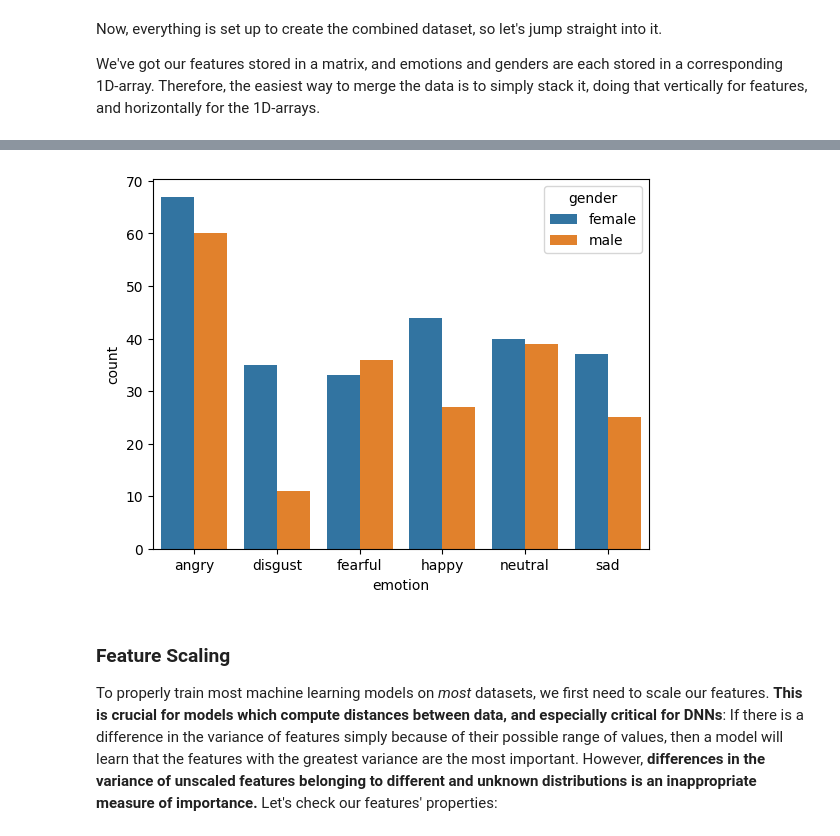
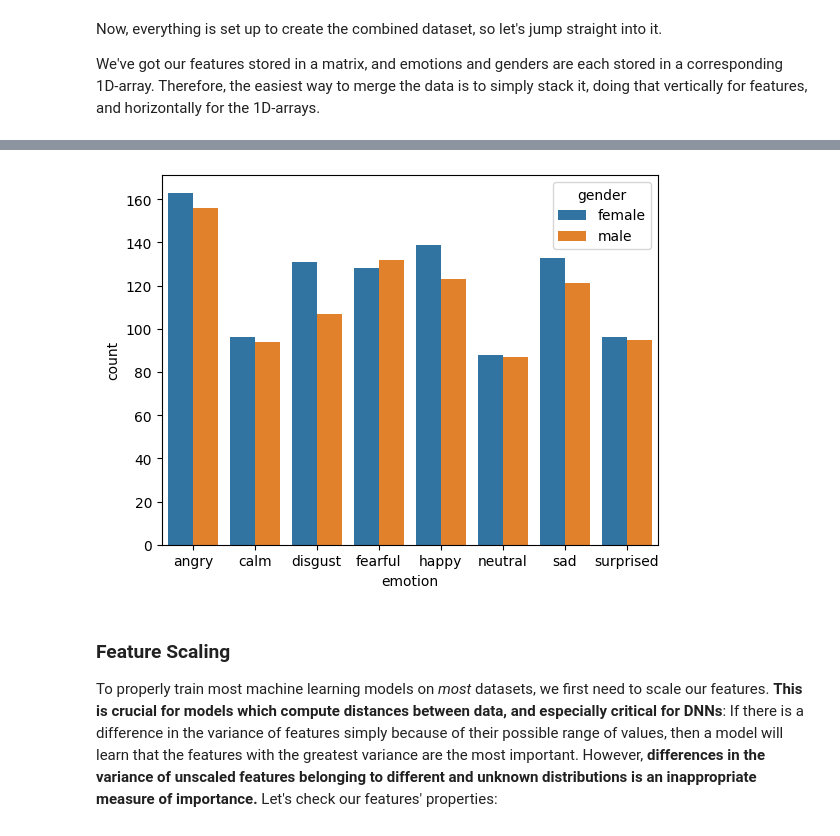
Before and after one commit to shaaagri/iat481-wk3, a Jupyter notebook: Week_3_MachineLearning.ipynb, the cells around one changed output, grey strips where cells are left out. Saved outputs shown, nothing was run; the diff lists cells and outputs as text; code cells hidden in the pictures.

```diff
--- a/Week_3_MachineLearning.ipynb
+++ b/Week_3_MachineLearning.ipynb
@@ -429,7 +429,5 @@ Now, everything is set up to create the combined dataset, so let's jump straight
 We've got our features stored in a matrix, and emotions and genders are each stored in a corresponding 1D-array. Therefore, the easiest way to merge the data is to simply stack it, doing that vertically for features, and horizontally for the 1D-arrays.
 # %%
 features = pd.DataFrame(np.vstack((features_ravd, features_emodb)))
-
-
-emotions = np.hstack((emotions_ravd.to_numpy().flatten(), emotions_emodb.to_numpy().flatten()))
-genders = np.hstack((genders_ravd.to_numpy().flatten(), genders_emodb.to_numpy().flatten()))
+emotions = np.hstack((emotions_ravd, emotions_emodb))
+genders = np.hstack((genders_ravd, genders_emodb))
@@ -481,7 +484,7 @@ plot_emotions_by_gender(emotions_ravd, genders_ravd)
-# %%
-plot_emotions_by_gender(emotions_emodb, genders_emodb)
-# %% [output]
-[figure, removed]
+# %%
+plot_emotions_by_gender(emotions, genders)
+# %% [output]
+[figure, added]
 # %% [markdown]
 ### Feature Scaling
 To properly train most machine learning models on _most_ datasets, we first need to scale our features. **This is crucial for models which compute distances between data, and especially critical for DNNs**: If there is a difference in the variance of features simply because of their possible range of values, then a model will learn that the features with the greatest variance are the most important. However, **differences in the variance of unscaled features belonging to different and unknown distributions is an inappropriate measure of importance.** Let's check our features' properties:
```
Also changed, not shown: parts of 11 cells of this notebook.
